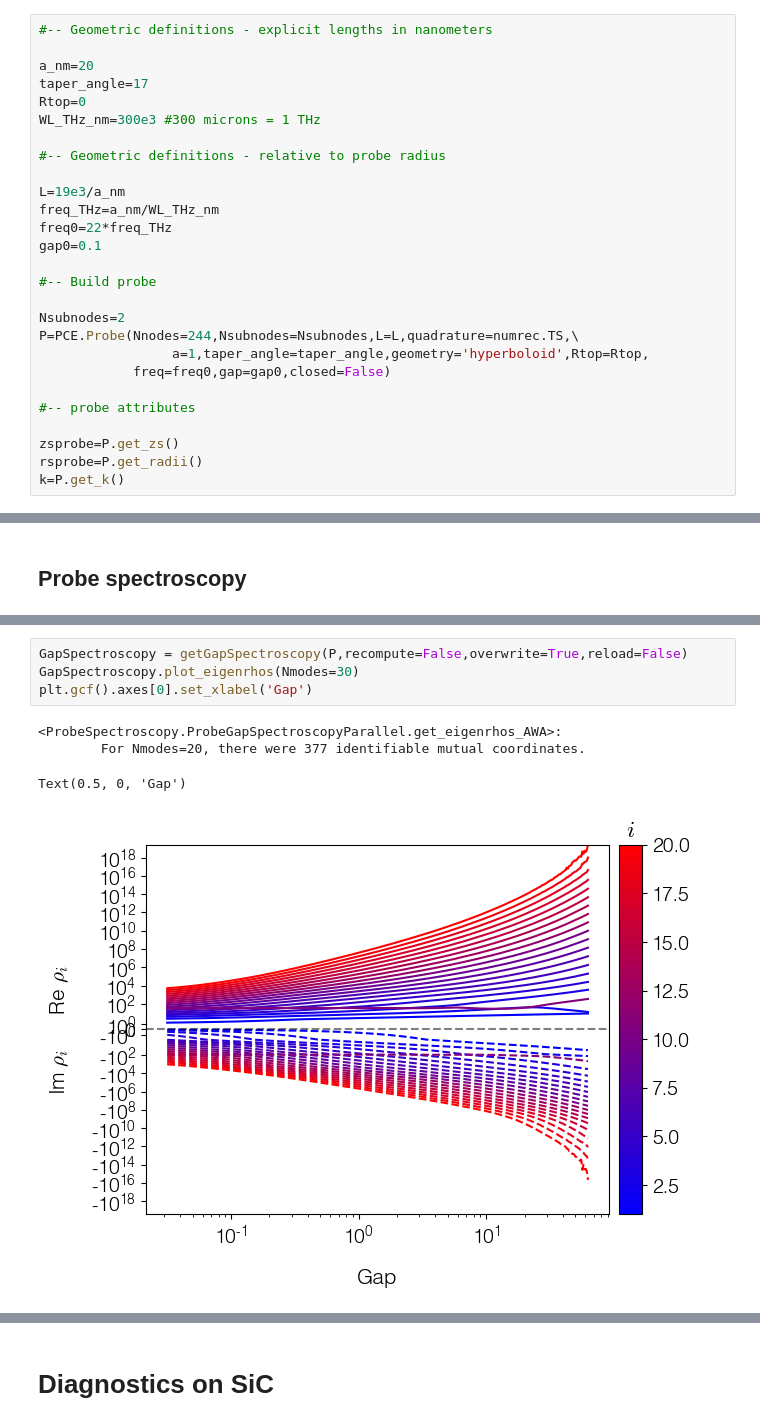
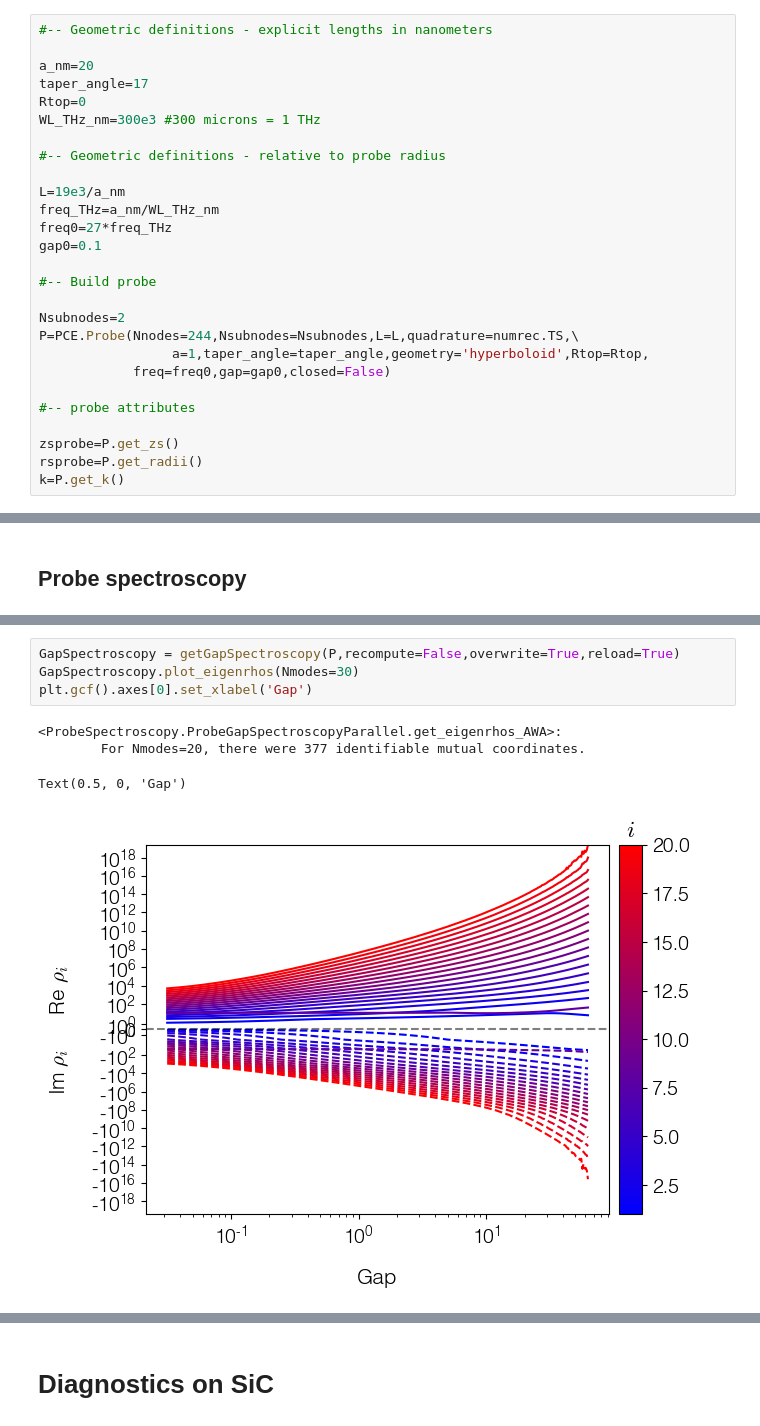
Before and after one commit to asmcleod/ProbeCavityEigenfields, a Jupyter notebook: Notebooks/PCE Probe Convergence.ipynb, the cells around one changed output, grey strips where cells are left out. Drawn from its saved outputs; the diff is of its cells as text.

```diff
--- a/Notebooks/PCE Probe Convergence.ipynb
+++ b/Notebooks/PCE Probe Convergence.ipynb
@@ -26,7 +45,7 @@ WL_THz_nm=300e3 #300 microns = 1 THz
 
 L=19e3/a_nm
 freq_THz=a_nm/WL_THz_nm
-freq0=22*freq_THz
+freq0=27*freq_THz
 gap0=0.1
 
 #-- Build probe
@@ -173,12 +180,12 @@ def getProbeEncoding(gap0=1,Nmodes=20,Nkappas=244*8,kappa_max=4*np.pi*10):
 # %%
-GapSpectroscopy = getGapSpectroscopy(P,recompute=False,overwrite=True,reload=False)
+GapSpectroscopy = getGapSpectroscopy(P,recompute=False,overwrite=True,reload=True)
 GapSpectroscopy.plot_eigenrhos(Nmodes=30)
 plt.gcf().axes[0].set_xlabel('Gap')
 # %% [output]
 <ProbeSpectroscopy.ProbeGapSpectroscopyParallel.get_eigenrhos_AWA>:
         For Nmodes=20, there were 377 identifiable mutual coordinates.
 Text(0.5, 0, 'Gap')
-[figure, old version]
+[figure, new version]
 # %%
 #Encoding = getProbeEncoding(gap0=1,Nmodes=20,Nkappas=244*8,kappa_max=4*np.pi*2,
 #                           recompute=True,reload=True,save=False)
```
Also changed, not shown: parts of 15 cells of this notebook, 5 other files.
